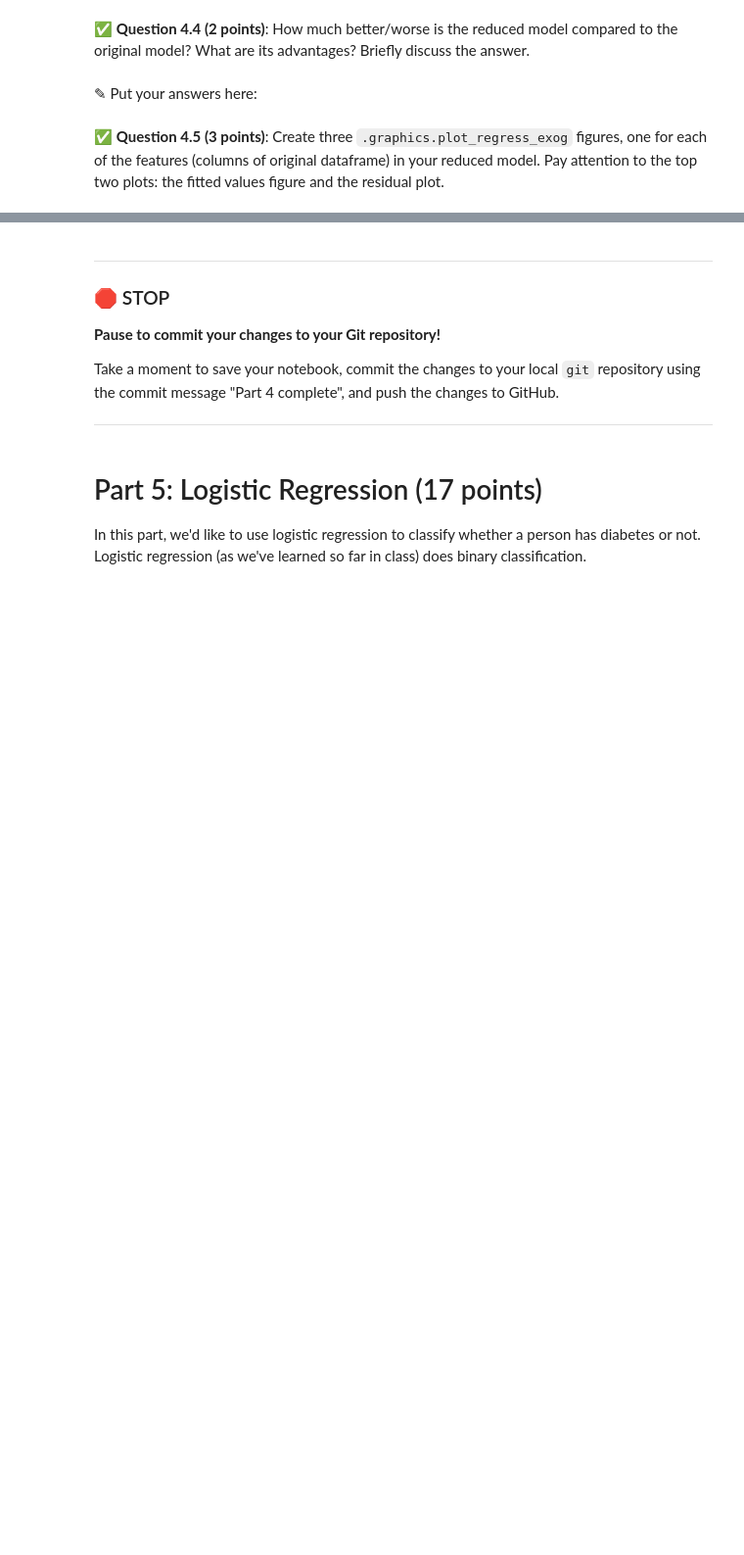
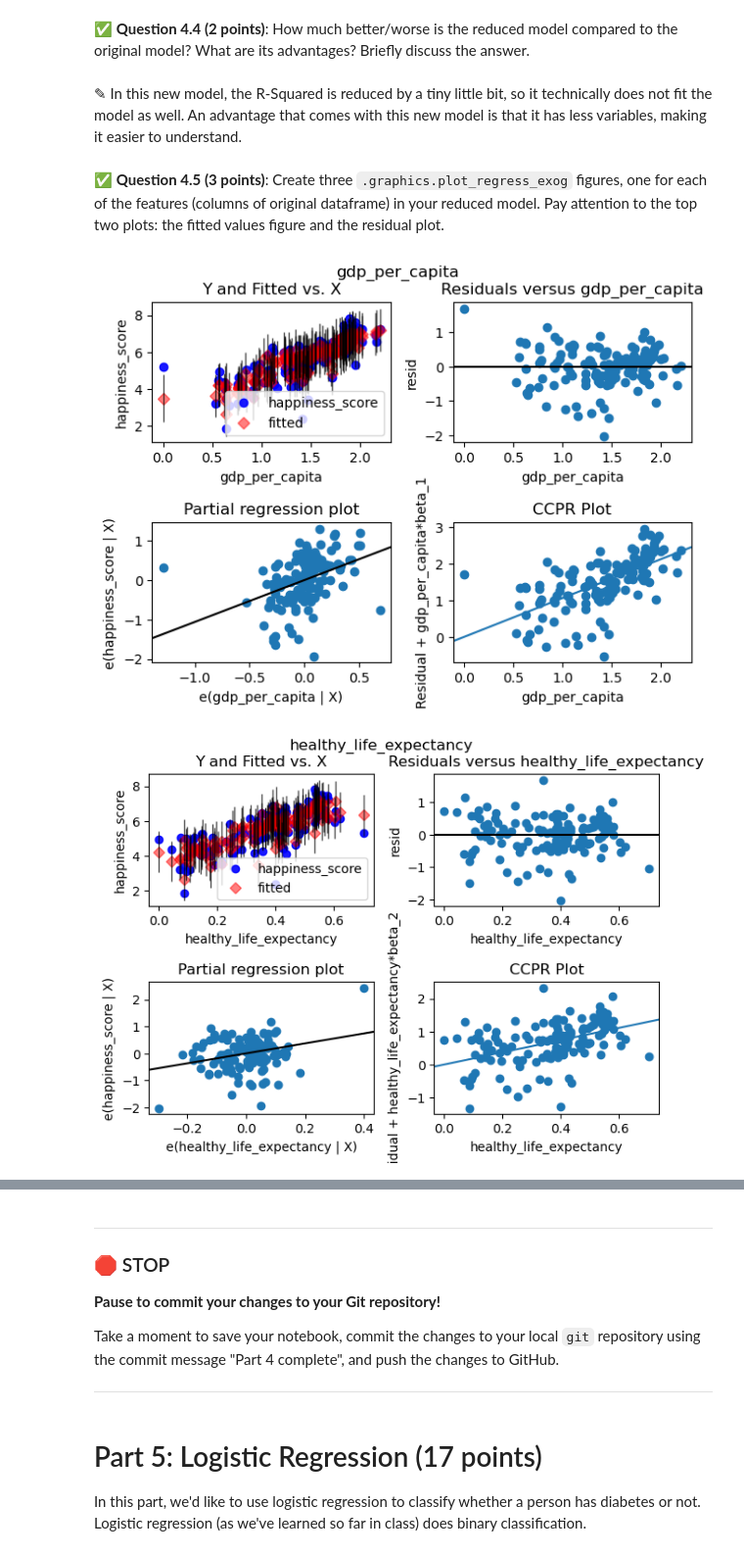
Before and after one commit to barry-huu/CMSE202-s24-turnin, a Jupyter notebook: hw-03/HW-03_Regression-S24-STUDENT.ipynb, the cells around one changed output, grey strips where cells are left out. Shown at 98% size. Saved outputs shown, nothing was run; the diff lists cells and outputs as text; code cells hidden in the pictures; blank space fills up the shorter version.

```diff
--- a/hw-03/HW-03_Regression-S24-STUDENT.ipynb
+++ b/hw-03/HW-03_Regression-S24-STUDENT.ipynb
@@ -338,0 +339,18 @@ In this part, we'll use multiple features to do predictions.
+# %%
+# Put your code here
+x_with_cnst = sm.add_constant(two[["gdp_per_capita", "healthy_life_expectancy", "freedom_to_make_life_choices", "generosity"]])
+#drop22 = two.drop(columns = ["country", "region", "perceptions_of_corruption", "social_support", "happiness_score"])
+stats = sm.OLS(two["happiness_score"], x_with_cnst)
+newresults = stats.fit()
+print(newresults.summary())
+
+x_with_cnst23 = sm.add_constant(three[["gdp_per_capita", "healthy_life_expectancy", "freedom_to_make_life_choices", "generosity"]])
+#drop22 = two.drop(columns = ["country", "region", "perceptions_of_corruption", "social_support", "happiness_score"])
+stats = sm.OLS(three["happiness_score"], x_with_cnst23)
+newresults23 = stats.fit()
+newresults23.summary()
+
+# x_with_cnst3 = sm.add_constant(three["healthy_life_expectancy"])
+# stats23 = sm.OLS(three["happiness_score"], x_with_cnst3)
+# result = stats23.fit()
+# result.summary()
@@ -350,0 +412,7 @@ In this part, we'll use multiple features to do predictions.
+# %%
+# Put your code here
+newconst = sm.add_constant(three[["gdp_per_capita", "healthy_life_expectancy", "freedom_to_make_life_choices"]])
+#drop22 = two.drop(columns = ["country", "region", "perceptions_of_corruption", "social_support", "happiness_score"])
+stats23 = sm.OLS(three["happiness_score"], newconst)
+newresults23 = stats23.fit()
+newresults23.summary()
@@ -351,6 +441,6 @@ In this part, we'll use multiple features to do predictions.
 # %% [markdown]
 &#9989;  **Question 4.4 (2 points)**: How much better/worse is the reduced model compared to the original model? What are its advantages? Briefly discuss the answer.
-# %% [markdown]
-<font size=+3>&#9998;</font> Put your answers here:
+# %% [markdown]
+<font size=+3>&#9998;</font> In this new model, the R-Squared is reduced by a tiny little bit, so it technically does not fit the model as well. An advantage that comes with this new model is that it has less variables, making it easier to understand.
 # %% [markdown]
 &#9989;  **Question 4.5 (3 points)**: Create three `.graphics.plot_regress_exog` figures, one for each of the features (columns of original dataframe) in your reduced model. Pay attention to the top two plots: the fitted values figure and the residual plot.
@@ -358,0 +447,12 @@ In this part, we'll use multiple features to do predictions.
+# %%
+# Put your code here.
+sm.graphics.plot_regress_exog(newresults23, 'gdp_per_capita') #this is for 2022
+plt.suptitle("gdp_per_capita")
+sm.graphics.plot_regress_exog(newresults23, 'healthy_life_expectancy') #this is for 2023
+plt.suptitle("healthy_life_expectancy")
+sm.graphics.plot_regress_exog(newresults23, 'freedom_to_make_life_choices') #this is for 2023
+plt.suptitle("freedom_to_make_life_choices")
+plt.tight_layout()
+# %% [output]
+[figure, added]
+[figure, added]
```
Also changed, not shown: parts of 12 cells of this notebook.
